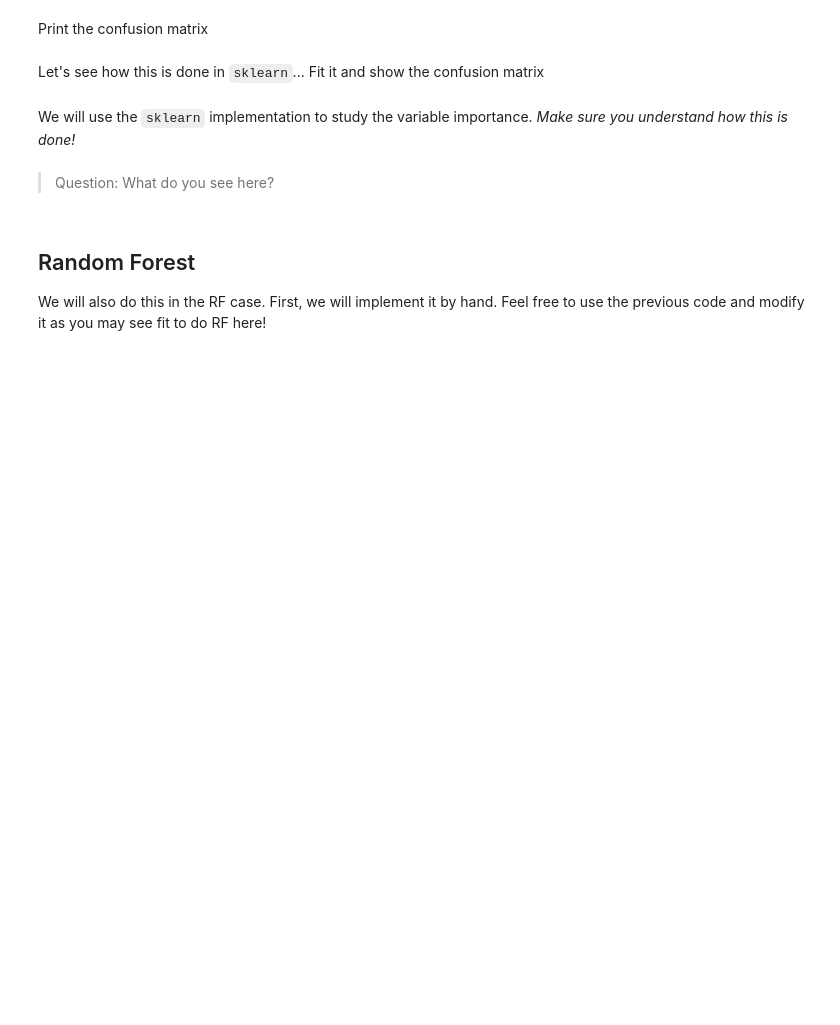
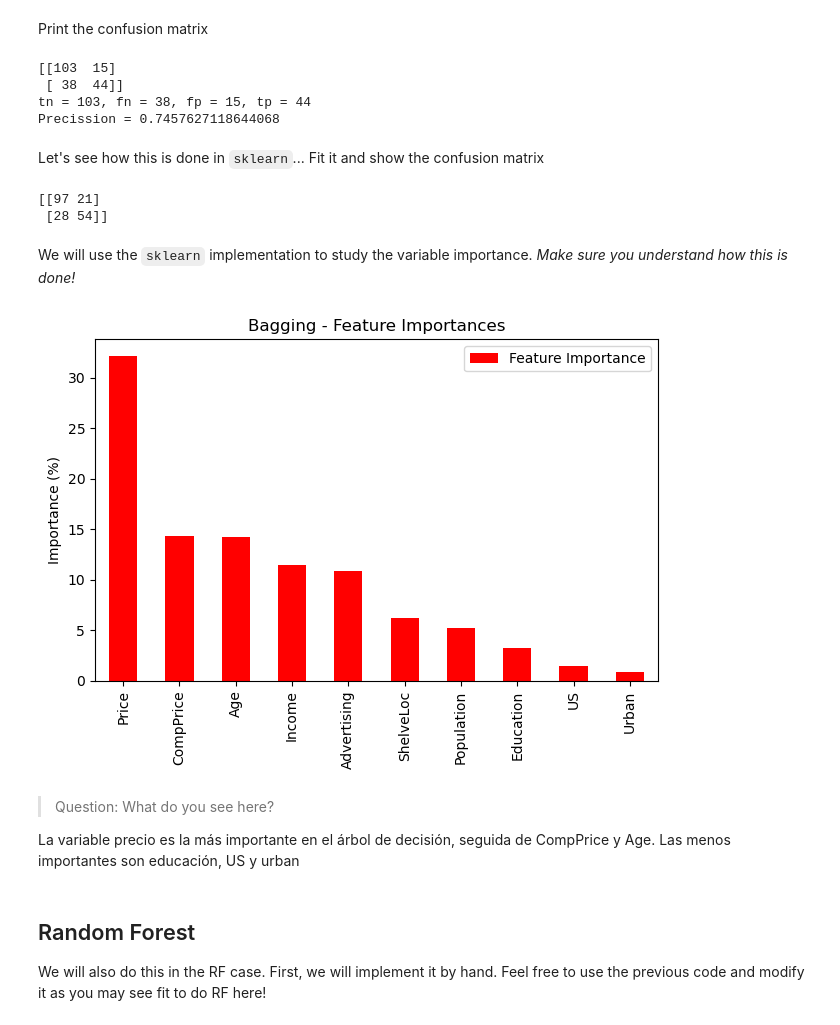
Before and after one commit to ICAI-IMAT-ML/p2-8-Elcazar, a Jupyter notebook: notebook/Lab2_8_Trees.ipynb, the cells around one changed output. Drawn from its saved outputs; the diff is of its cells as text; code cells hidden in the pictures; blank space fills up the shorter version.

```diff
--- a/notebook/Lab2_8_Trees.ipynb
+++ b/notebook/Lab2_8_Trees.ipynb
@@ -412,22 +412,61 @@ Print the confusion matrix
+# %%
+# TODO: Your code here! Use majority_vote and y_test
+c = confusion_matrix(y_test, majority_vote)
+tn = c[0][0]
+fn = c[1][0]
+fp = c[0][1]
+tp = c[1][1]
+print(c)
+# print(f"tn = {tn}, fn = {fn}, fp = {fp}, tp = {tp}")
+print(f"Precission = {tp/(tp+fp)}")
+# %% [output]
+[[103  15]
+ [ 38  44]]
+tn = 103, fn = 38, fp = 15, tp = 44
+Precission = 0.7457627118644068
 # %% [markdown]
 Let's see how this is done in `sklearn`... Fit it and show the confusion matrix
 # %%
-bagging = # TODO: Create a BaggingClassifier (fix random_state to 0)
+bagging = BaggingClassifier(random_state=0, n_estimators=10)#: Create a BaggingClassifier (fix random_state to 0)
 
 # TODO: Train it with the training data
-bagging.fit(None, None)
+bagging.fit(X_train, y_train)
 
 # TODO: Obtain the predictions
-bagging_pred = bagging.predict(None)
+bagging_pred = bagging.predict(X_test)
 
 # TODO: Print the confusion matrix (use the confusion_matrix function)
+c = confusion_matrix(y_test, bagging_pred)
+tn = c[0][0]
+fn = c[1][0]
+fp = c[0][1]
+tp = c[1][1]
+print(c)
+# %% [output]
+[[97 21]
+ [28 54]]
 # %% [markdown]
 We will use the `sklearn` implementation to study the variable importance. *Make sure you understand how this is done!*
 # %%
-bagging_featureImportance = pd.DataFrame({'Feature Importance':bagging.feature_importances_*100},index = X.columns)
-bagging_featureImportance.sort_values('Feature Importance', ascending=False).plot(kind='bar', color='red')
+estimators = bagging.estimators_
+
+importances = np.mean([tree.feature_importances_ for tree in estimators], axis=0)
+
+feature_importance_df = pd.DataFrame({
+    'Feature Importance': importances * 100
+}, index=X.columns)
+
+feature_importance_df.sort_values('Feature Importance', ascending=False).plot(kind='bar', color='red')
+plt.title("Bagging - Feature Importances")
+plt.ylabel("Importance (%)")
+plt.tight_layout()
+plt.show()
+# %% [output]
+[figure, added]
-# %% [markdown]
-> Question: What do you see here?
+# %% [markdown]
+> Question: What do you see here?
+
+La variable precio es la más importante en el árbol de decisión, seguida de CompPrice y Age. Las menos importantes son educación, US y urban
 # %% [markdown]
 ## Random Forest
 
```
Also changed, not shown: parts of 21 cells of this notebook.
